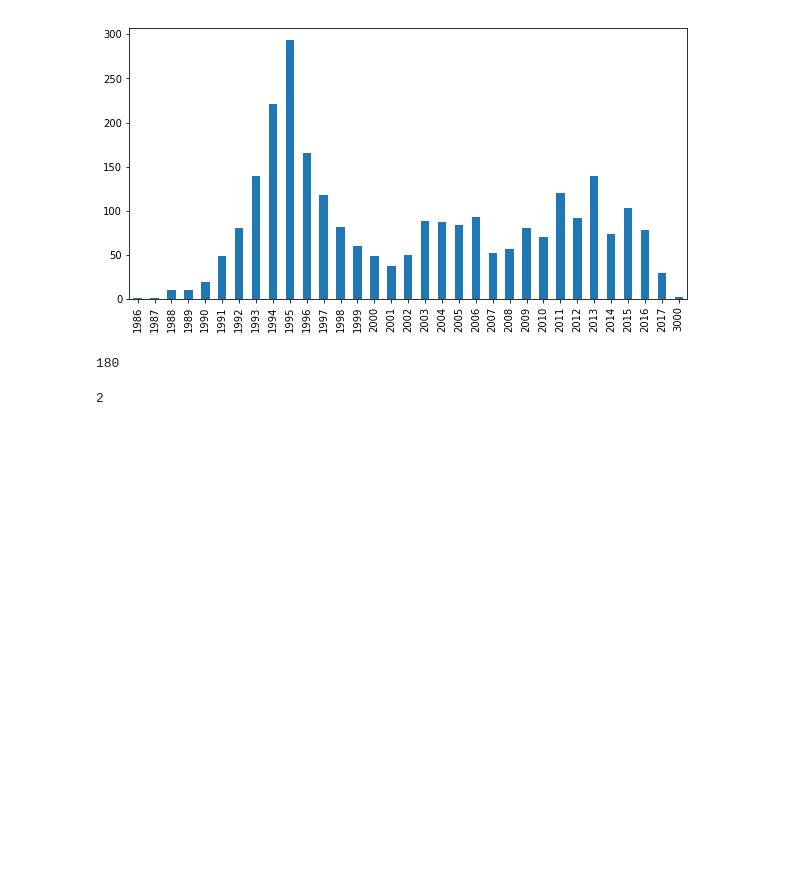
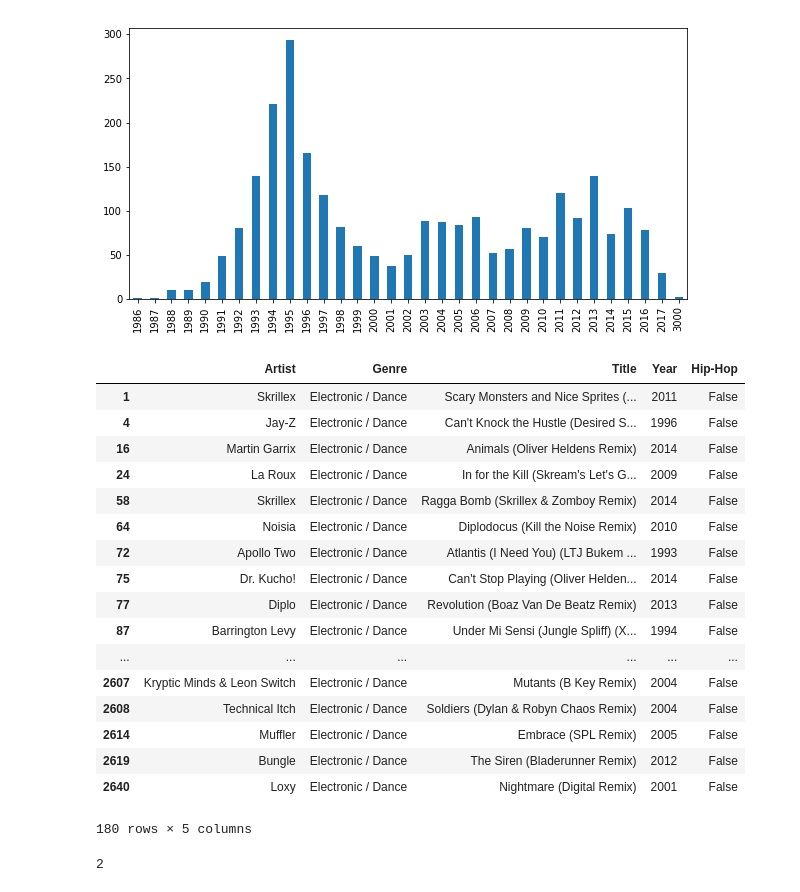
Before and after one commit to 2109Sot/studio-projects, a Jupyter notebook: code/who_sampled/who_sampled_scrape.ipynb, the cells around one changed output. Cells and saved outputs as stored; diff of their text form; code cells hidden in the pictures; blank space fills up the shorter version.

```diff
--- a/code/who_sampled/who_sampled_scrape.ipynb
+++ b/code/who_sampled/who_sampled_scrape.ipynb
@@ -143,9 +145,26 @@ df['Year'].value_counts().sort_index().plot(kind='bar', figsize=(10,5))
 <matplotlib.axes._subplots.AxesSubplot at 0x...>
 [figure]
 # %%
-df['Title'].str.contains('Remix').sum()
+df[df['Title'].str.contains('Remix')]
 # %% [output]
+|  | Artist | Genre | Title | Year | Hip-Hop |
+| 1 | Skrillex | Electronic / Dance | Scary Monsters and Nice Sprites (... | 2011 | False |
+| 4 | Jay-Z | Electronic / Dance | Can't Knock the Hustle (Desired S... | 1996 | False |
+| 16 | Martin Garrix | Electronic / Dance | Animals (Oliver Heldens Remix) | 2014 | False |
+| 24 | La Roux | Electronic / Dance | In for the Kill (Skream's Let's G... | 2009 | False |
+| 58 | Skrillex | Electronic / Dance | Ragga Bomb (Skrillex & Zomboy Remix) | 2014 | False |
+| 64 | Noisia | Electronic / Dance | Diplodocus (Kill the Noise Remix) | 2010 | False |
+| 72 | Apollo Two | Electronic / Dance | Atlantis (I Need You) (LTJ Bukem ... | 1993 | False |
+| 75 | Dr. Kucho! | Electronic / Dance | Can't Stop Playing (Oliver Helden... | 2014 | False |
+| 77 | Diplo | Electronic / Dance | Revolution (Boaz Van De Beatz Remix) | 2013 | False |
+| 87 | Barrington Levy | Electronic / Dance | Under Mi Sensi (Jungle Spliff) (X... | 1994 | False |
+| ... | ... | ... | ... | ... | ... |
+| 2607 | Kryptic Minds & Leon Switch | Electronic / Dance | Mutants (B Key Remix) | 2004 | False |
+| 2608 | Technical Itch | Electronic / Dance | Soldiers (Dylan & Robyn Chaos Remix) | 2004 | False |
+| 2614 | Muffler | Electronic / Dance | Embrace (SPL Remix) | 2005 | False |
+| 2619 | Bungle | Electronic / Dance | The Siren (Bladerunner Remix) | 2012 | False |
+| 2640 | Loxy | Electronic / Dance | Nightmare (Digital Remix) | 2001 | False |
-180
+180 rows × 5 columns
 # %%
 df['Title'].str.contains('Rmx').sum()
 # %% [output]
```
Also changed, not shown: parts of 4 cells of this notebook, 9 other files.
